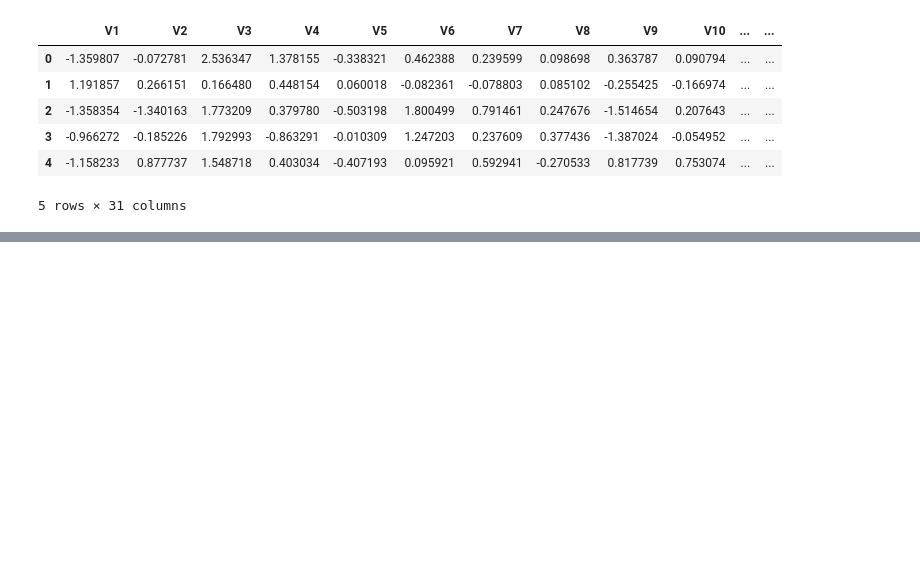
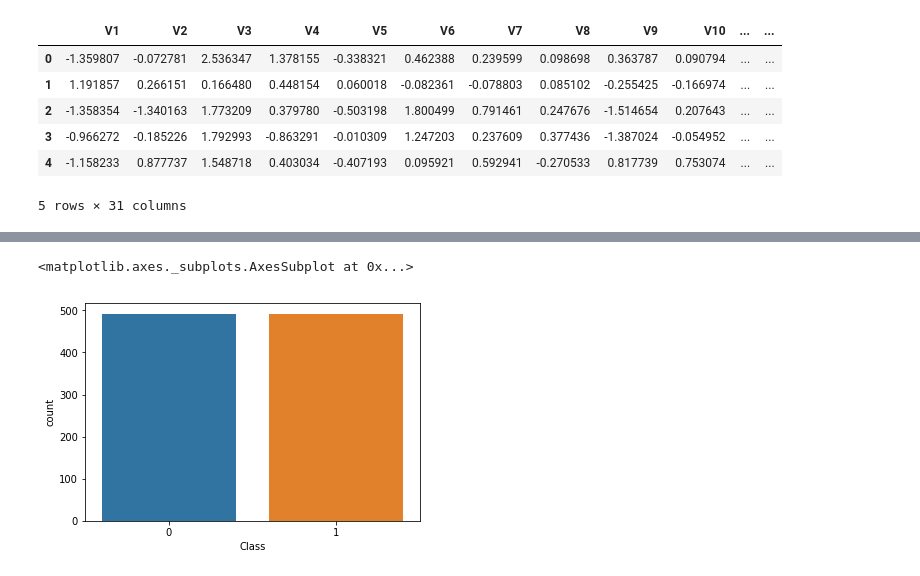
Before and after one commit to vikash4281/CreditcardFraud, a Jupyter notebook: FraudAnalysis.ipynb, the cells around one changed output, grey strips where cells are left out. Saved outputs shown, nothing was run; the diff lists cells and outputs as text; code cells hidden in the pictures; blank space fills up the shorter version.

```diff
--- a/FraudAnalysis.ipynb
+++ b/FraudAnalysis.ipynb
@@ -70,0 +95,8 @@ df.head()
+# %%
+# random under-sampling
+df.sample(frac=1)
+fraud_df = df.loc[df['Class']==1]
+nonfraud_df = df.loc[df['Class'] == 0][:492]
+normal_distributed_df = pd.concat([fraud_df,nonfraud_df])
+new_df = normal_distributed_df.sample(frac =1,random_state=40)
+new_df.head()
@@ -70,0 +111,6 @@ df.head()
+# %%
+new_df['Class'].value_counts()
+sns.countplot('Class',data=new_df)
+# %% [output]
+<matplotlib.axes._subplots.AxesSubplot at 0x...>
+[figure, added]
```
Also changed, not shown: parts of 8 cells of this notebook, 1 other file.
